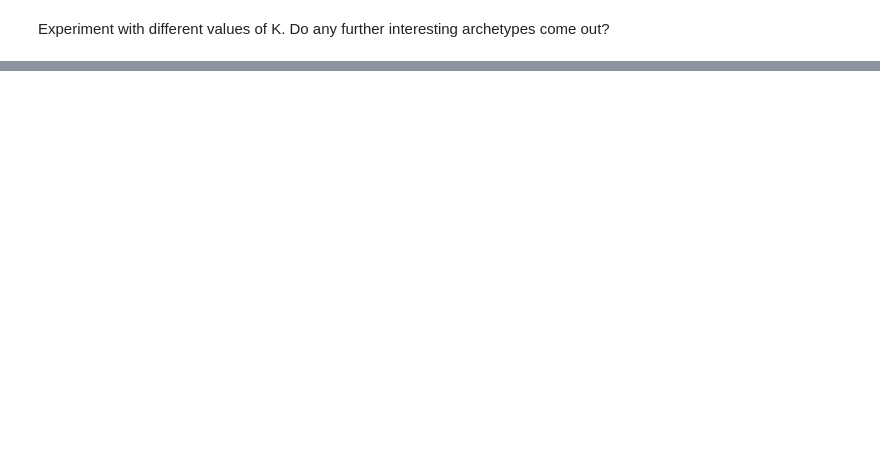
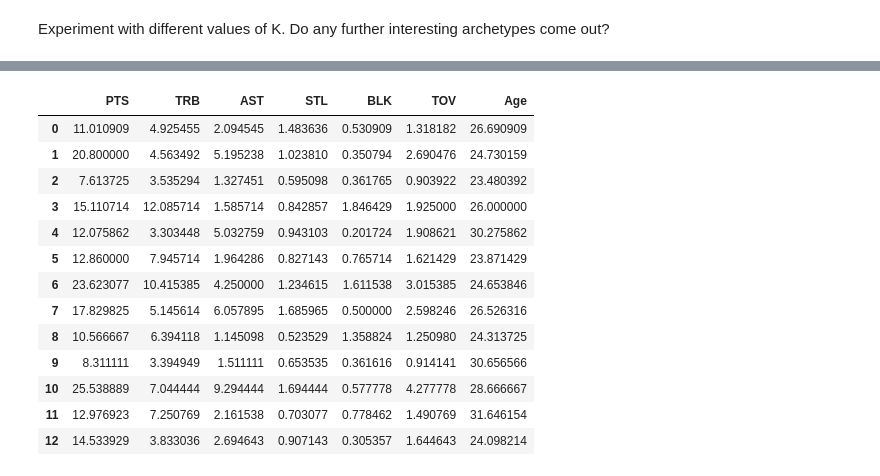
Before and after one commit to jhl126/Thinkful_work, a Jupyter notebook: Thinkful/Pairwork/9-29-20pair_work/Day 47 Lecture 1 Assignment.ipynb, the cells around one changed output, grey strips where cells are left out. Drawn from its saved outputs; the diff is of its cells as text; code cells hidden in the pictures; blank space fills up the shorter version.

```diff
--- a/Thinkful/Pairwork/9-29-20pair_work/Day 47 Lecture 1 Assignment.ipynb
+++ b/Thinkful/Pairwork/9-29-20pair_work/Day 47 Lecture 1 Assignment.ipynb
@@ -199,0 +226,20 @@ df.style.background_gradient()
+# %%
+df = pd.DataFrame(
+    scaler.inverse_transform(k_means.cluster_centers_), columns=nba.columns
+)
+df.style.background_gradient()
+# %% [output]
+|  | PTS | TRB | AST | STL | BLK | TOV | Age |
+| 0 | 11.010909 | 4.925455 | 2.094545 | 1.483636 | 0.530909 | 1.318182 | 26.690909 |
+| 1 | 20.800000 | 4.563492 | 5.195238 | 1.023810 | 0.350794 | 2.690476 | 24.730159 |
+| 2 | 7.613725 | 3.535294 | 1.327451 | 0.595098 | 0.361765 | 0.903922 | 23.480392 |
+| 3 | 15.110714 | 12.085714 | 1.585714 | 0.842857 | 1.846429 | 1.925000 | 26.000000 |
+| 4 | 12.075862 | 3.303448 | 5.032759 | 0.943103 | 0.201724 | 1.908621 | 30.275862 |
+| 5 | 12.860000 | 7.945714 | 1.964286 | 0.827143 | 0.765714 | 1.621429 | 23.871429 |
+| 6 | 23.623077 | 10.415385 | 4.250000 | 1.234615 | 1.611538 | 3.015385 | 24.653846 |
+| 7 | 17.829825 | 5.145614 | 6.057895 | 1.685965 | 0.500000 | 2.598246 | 26.526316 |
+| 8 | 10.566667 | 6.394118 | 1.145098 | 0.523529 | 1.358824 | 1.250980 | 24.313725 |
+| 9 | 8.311111 | 3.394949 | 1.511111 | 0.653535 | 0.361616 | 0.914141 | 30.656566 |
+| 10 | 25.538889 | 7.044444 | 9.294444 | 1.694444 | 0.577778 | 4.277778 | 28.666667 |
+| 11 | 12.976923 | 7.250769 | 2.161538 | 0.703077 | 0.778462 | 1.490769 | 31.646154 |
+| 12 | 14.533929 | 3.833036 | 2.694643 | 0.907143 | 0.305357 | 1.644643 | 24.098214 |
```
Also changed, not shown: parts of 3 cells of this notebook.
